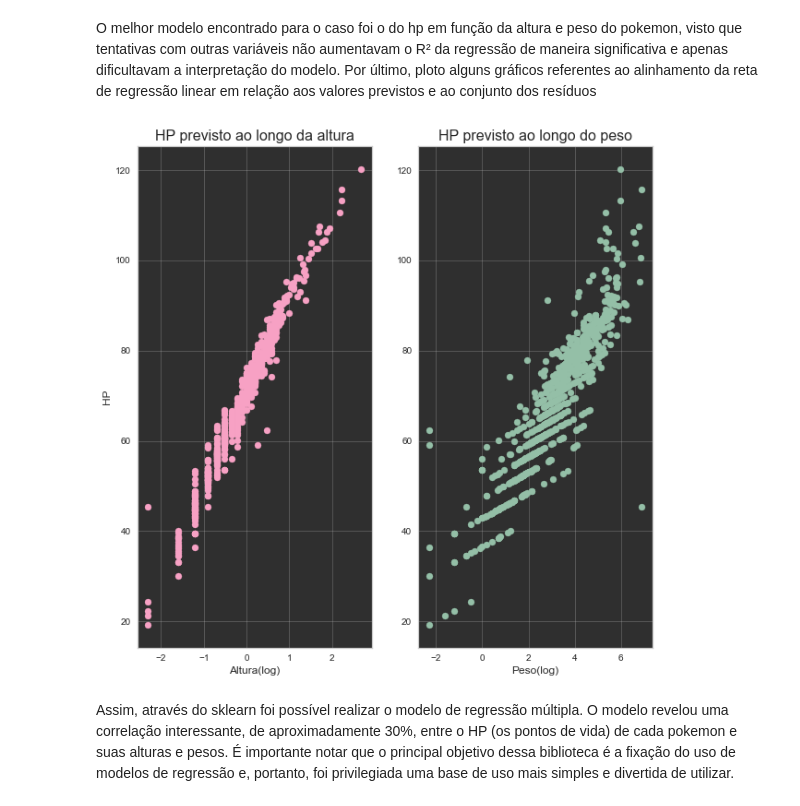
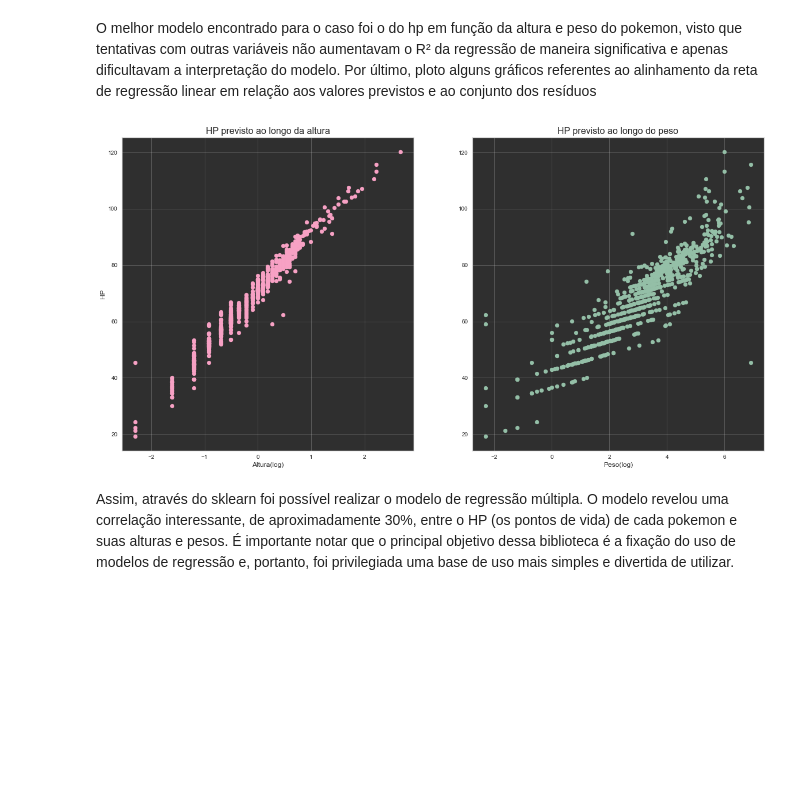
Before and after one commit to LissesCastro/WIP_Pokemon-Regression-Analysis, a Jupyter notebook: Pokemon_Linear_Regression_Sklearn.ipynb, the cells around one changed output. Saved outputs shown, nothing was run; the diff lists cells and outputs as text; code cells hidden in the pictures; blank space fills up the shorter version.

```diff
--- a/Pokemon_Linear_Regression_Sklearn.ipynb
+++ b/Pokemon_Linear_Regression_Sklearn.ipynb
@@ -208,27 +209,26 @@ o intercepto do modelo é 61.60810539000102, os coeficientes b1 a b2 de altura e
 # %% [markdown]
 O melhor modelo encontrado para o caso foi o do hp em função da altura e peso do pokemon, visto que tentativas com outras variáveis não aumentavam o R² da regressão de maneira significativa e apenas dificultavam a interpretação do modelo. Por último, ploto alguns gráficos referentes ao alinhamento da reta de regressão linear em relação aos valores previstos e ao conjunto dos resíduos
 # %%
-fig, ax2 = plt.subplots(1,2,figsize=(10,10))
+fig, ax2 = plt.subplots(1,2,figsize=(20,10))
 height_scatter = ax2[0].scatter(x2.iloc[:,0], modelo2.predict(x2), color='#F7A1C4')
 weight_scatter = ax2[1].scatter(x2.iloc[:,1], modelo2.predict(x2), color='#94BFA7')
+
 
 
 
 #Mapa da esquerda
 ax2[0].set_title('HP previsto ao longo da altura', fontdict={'size': 16})
 ax2[0].set_ylabel('HP', fontdict={'size':12})
 ax2[0].set_xlabel('Altura(log)', fontdict={'size':12})
 ax2[0].set_facecolor('#2F2F2F')
 ax2[0].grid(alpha=0.25)
 #Mapa da direita
 ax2[1].set_title('HP previsto ao longo do peso', fontdict={'size': 16})
 ax2[1].set_xlabel('Peso(log)', fontdict={'size':12})
 ax2[1].set_facecolor('#2F2F2F')
 ax2[1].grid(alpha=0.25)
-
-#plt.plot(x2, modelo2.predict(x2), color='red')
 # %% [output]
-[figure, old version]
+[figure, new version]
 # %% [markdown]
 Assim, através do sklearn foi possível realizar o modelo de regressão múltipla. O modelo revelou uma correlação interessante, de aproximadamente 30%, entre o HP (os pontos de vida) de cada pokemon e suas alturas e pesos. É importante notar que o principal objetivo dessa biblioteca é a fixação do uso de modelos de regressão e, portanto, foi privilegiada uma base de uso mais simples e divertida de utilizar.
 # %% [markdown]
```
Also changed, not shown: parts of 1 cell of this notebook, 2 other files.
